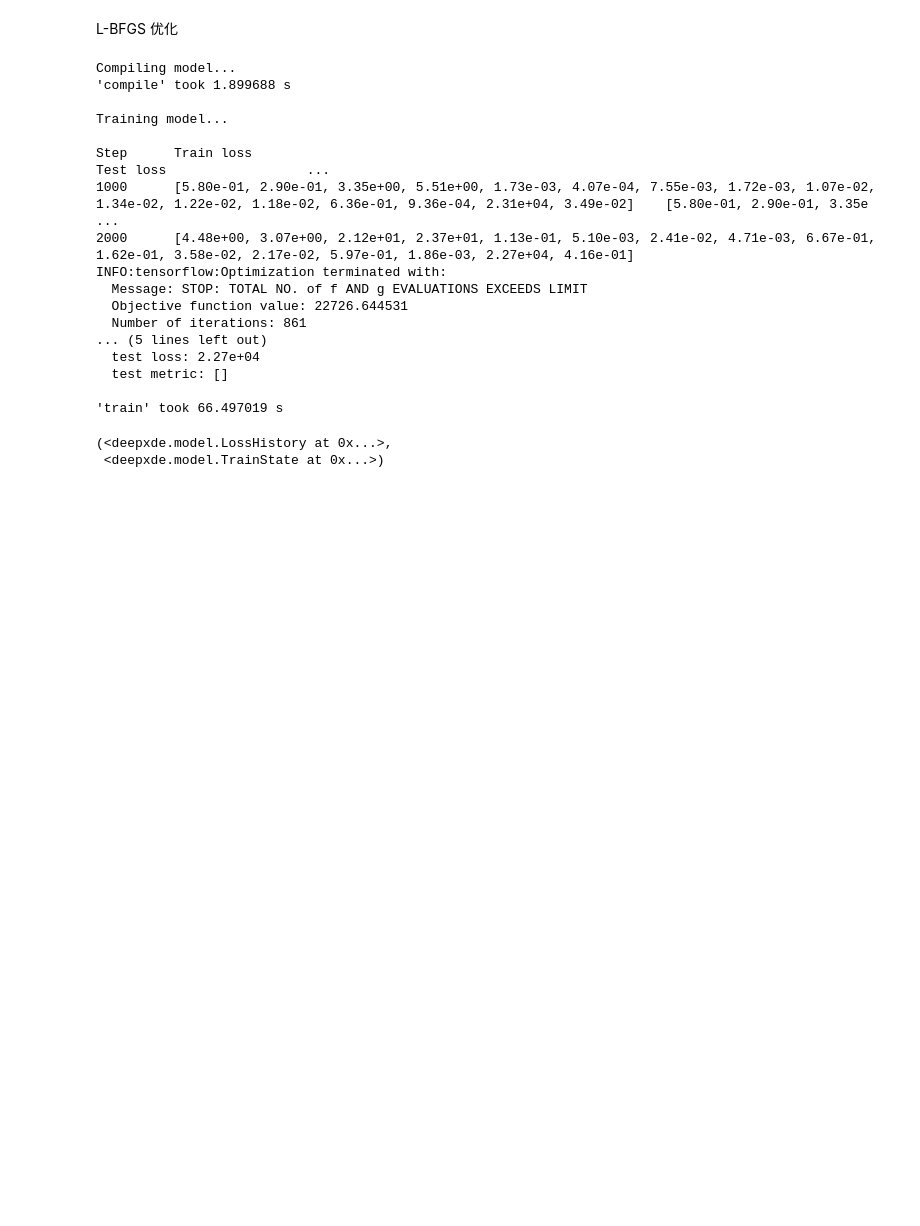
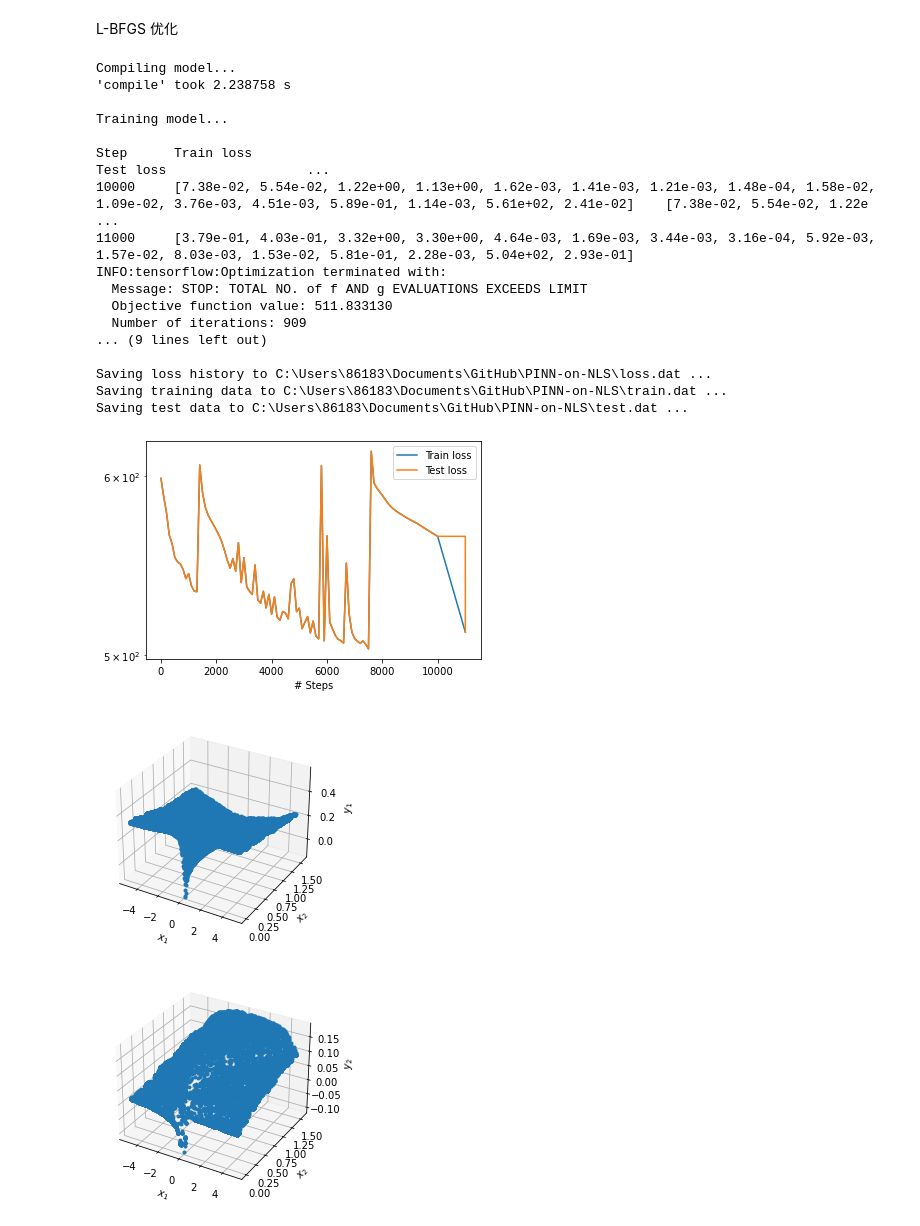
Before and after one commit to sk-yang666/PINN-on-NLS, a Jupyter notebook: 2.ipynb, the cells around one changed output. Cells and saved outputs as stored; diff of their text form; code cells hidden in the pictures; blank space fills up the shorter version.

```diff
--- a/2.ipynb
+++ b/2.ipynb
@@ -181,31 +184,35 @@ L-BFGS 优化
 # %%
 dde.optimizers.config.set_LBFGS_options(
     maxcor=50,
     ftol=1.0 * np.finfo(float).eps,
     gtol=1e-08,
-    maxiter=1000,
+    maxiter=10000,
     maxfun=1000,
     maxls=50,
 )
 model.compile("L-BFGS")
-model.train()
+#model.train()
+
+losshistory, train_state = model.train()
+dde.saveplot(losshistory, train_state, issave=True, isplot=True)
 # %% [output]
 Compiling model...
-'compile' took 1.899688 s
+'compile' took 2.238758 s
 
 Training model...
 
 Step      Train loss                                                                                                                                                          Test loss                  ...
-1000      [5.80e-01, 2.90e-01, 3.35e+00, 5.51e+00, 1.73e-03, 4.07e-04, 7.55e-03, 1.72e-03, 1.07e-02, 1.34e-02, 1.22e-02, 1.18e-02, 6.36e-01, 9.36e-04, 2.31e+04, 3.49e-02]    [5.80e-01, 2.90e-01, 3.35e ...
-2000      [4.48e+00, 3.07e+00, 2.12e+01, 2.37e+01, 1.13e-01, 5.10e-03, 2.41e-02, 4.71e-03, 6.67e-01, 1.62e-01, 3.58e-02, 2.17e-02, 5.97e-01, 1.86e-03, 2.27e+04, 4.16e-01]
+10000     [7.38e-02, 5.54e-02, 1.22e+00, 1.13e+00, 1.62e-03, 1.41e-03, 1.21e-03, 1.48e-04, 1.58e-02, 1.09e-02, 3.76e-03, 4.51e-03, 5.89e-01, 1.14e-03, 5.61e+02, 2.41e-02]    [7.38e-02, 5.54e-02, 1.22e ...
+11000     [3.79e-01, 4.03e-01, 3.32e+00, 3.30e+00, 4.64e-03, 1.69e-03, 3.44e-03, 3.16e-04, 5.92e-03, 1.57e-02, 8.03e-03, 1.53e-02, 5.81e-01, 2.28e-03, 5.04e+02, 2.93e-01]
 INFO:tensorflow:Optimization terminated with:
   Message: STOP: TOTAL NO. of f AND g EVALUATIONS EXCEEDS LIMIT
-  Objective function value: 22726.644531
-  Number of iterations: 861
-... (5 lines left out)
-  test loss: 2.27e+04
-  test metric: []
+  Objective function value: 511.833130
+  Number of iterations: 909
+... (9 lines left out)
 
-'train' took 66.497019 s
+Saving loss history to C:\Users\86183\Documents\GitHub\PINN-on-NLS\loss.dat ...
+Saving training data to C:\Users\86183\Documents\GitHub\PINN-on-NLS\train.dat ...
+Saving test data to C:\Users\86183\Documents\GitHub\PINN-on-NLS\test.dat ...
-(<deepxde.model.LossHistory at 0x...>,
- <deepxde.model.TrainState at 0x...>)
+[figure, added]
+[figure, added]
+[figure, added]
```
Also changed, not shown: parts of 5 cells of this notebook, 3 other files.
